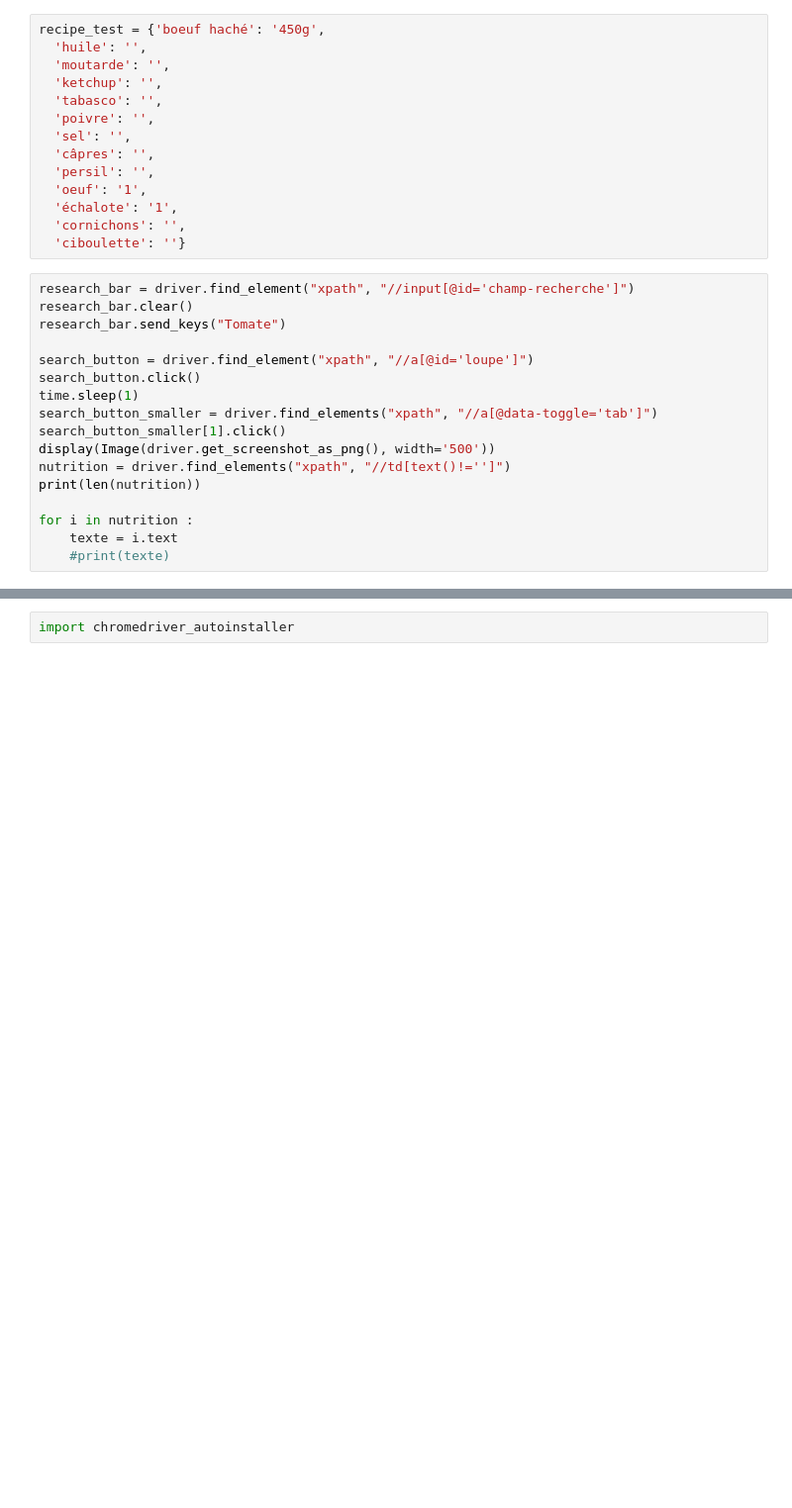
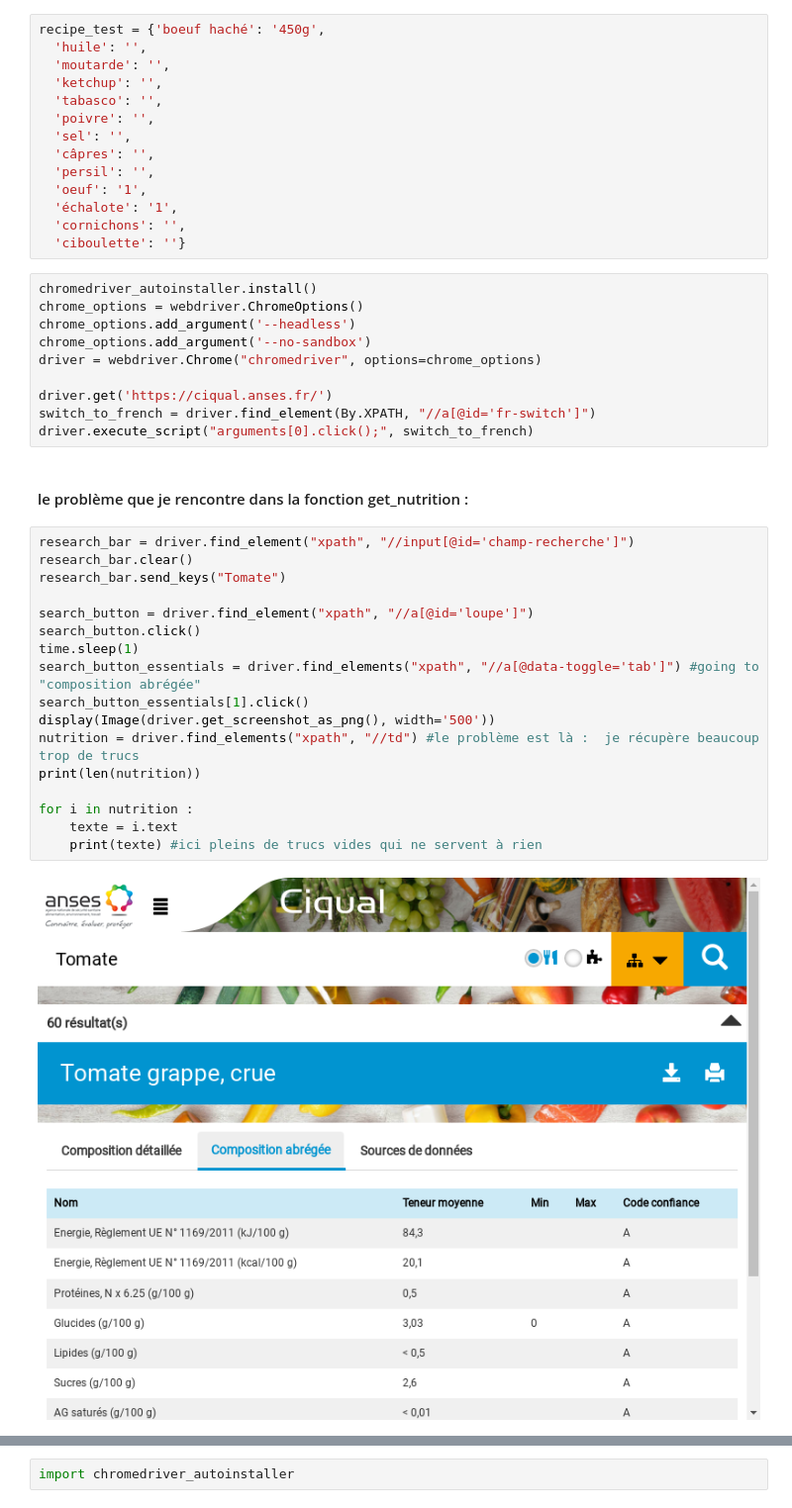
Before and after one commit to MarieOliveThaury/Marmiton_Ciqual, a Jupyter notebook: scrapping_ciqual.ipynb, the cells around one changed output, grey strips where cells are left out. Shown at 99% size. Drawn from its saved outputs; the diff is of its cells as text; blank space fills up the shorter version.

Commit message:
get_nutrition est bcp trop lente :(

```diff
--- a/scrapping_ciqual.ipynb
+++ b/scrapping_ciqual.ipynb
@@ -27,21 +27,34 @@ recipe_test = {'boeuf haché': '450g',
   'échalote': '1',
   'cornichons': '',
   'ciboulette': ''}
+# %%
+chromedriver_autoinstaller.install()
+chrome_options = webdriver.ChromeOptions()
+chrome_options.add_argument('--headless')
+chrome_options.add_argument('--no-sandbox')
+driver = webdriver.Chrome("chromedriver", options=chrome_options)
+
+driver.get('https://ciqual.anses.fr/')
+switch_to_french = driver.find_element(By.XPATH, "//a[@id='fr-switch']")
+driver.execute_script("arguments[0].click();", switch_to_french)
+# %% [markdown]
+#### le problème que je rencontre dans la fonction get_nutrition :
 # %%
 research_bar = driver.find_element("xpath", "//input[@id='champ-recherche']")
 research_bar.clear()
 research_bar.send_keys("Tomate")
 
 search_button = driver.find_element("xpath", "//a[@id='loupe']")
 search_button.click()
 time.sleep(1)
-search_button_smaller = driver.find_elements("xpath", "//a[@data-toggle='tab']")
-search_button_smaller[1].click()
+search_button_essentials = driver.find_elements("xpath", "//a[@data-toggle='tab']") #going to "composition abrégée"
+search_button_essentials[1].click()
 display(Image(driver.get_screenshot_as_png(), width='500'))
-nutrition = driver.find_elements("xpath", "//td[text()!='']")
+nutrition = driver.find_elements("xpath", "//td") #le problème est là :  je récupère beaucoup trop de trucs
 print(len(nutrition))
 
 for i in nutrition :
     texte = i.text
-    #print(texte)
+    print(texte) #ici pleins de trucs vides qui ne servent à rien
 # %% [output]
+[figure, added]
```
Also changed, not shown: parts of 4 cells of this notebook.
